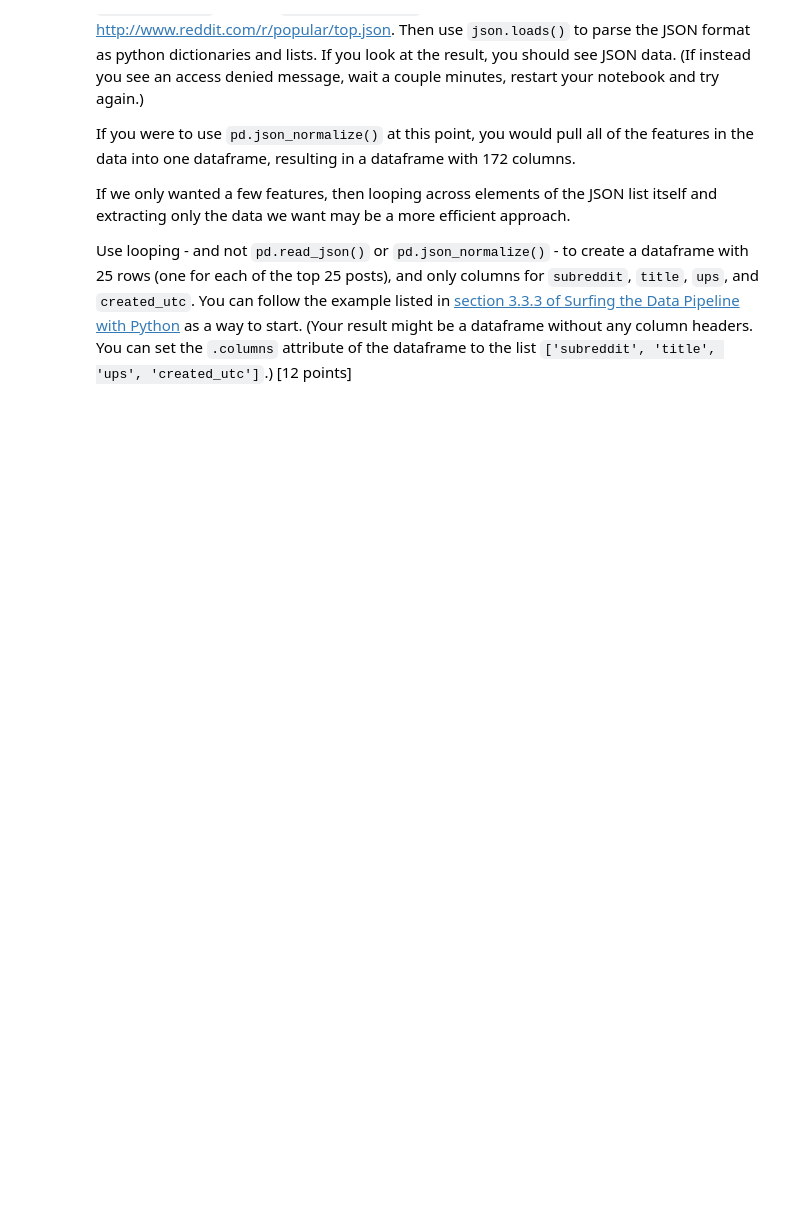
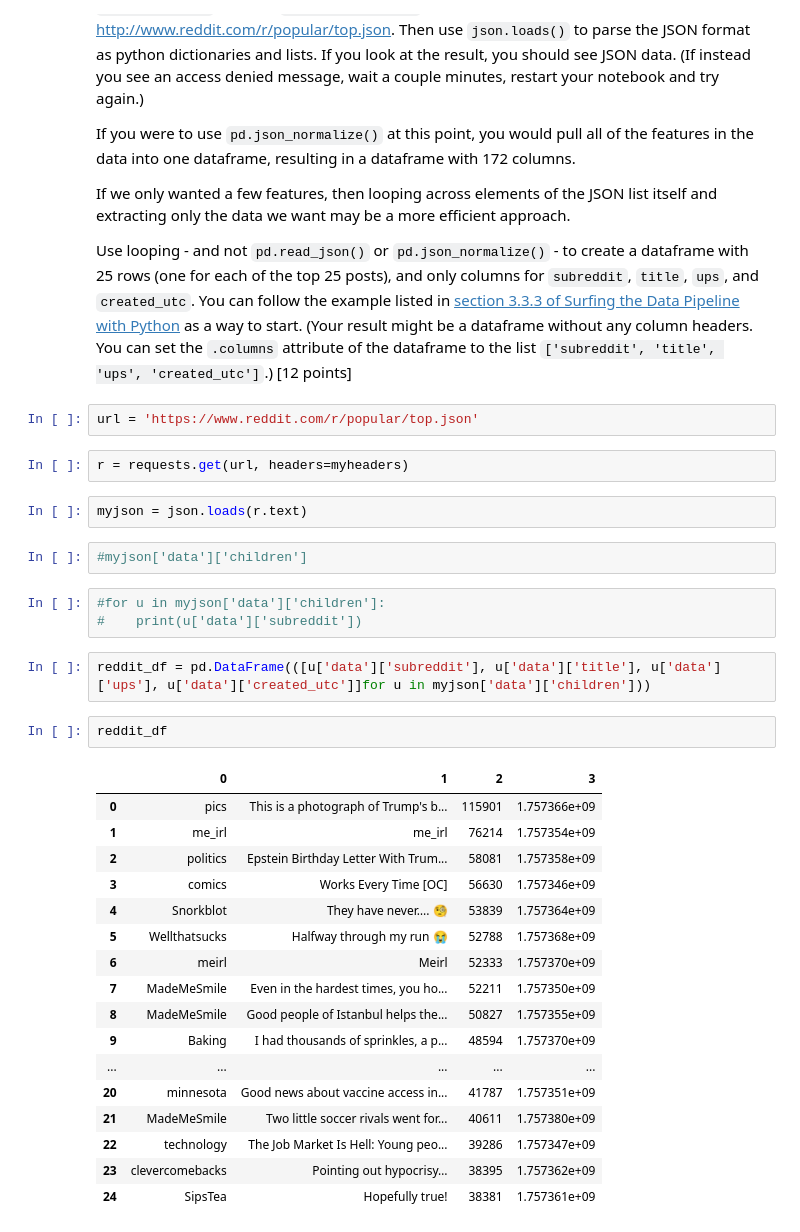
Before and after one commit to rde6mn/DS6001-lab3, a Jupyter notebook: labassignment3.ipynb, the cells around one changed output. Cells and saved outputs as stored; diff of their text form; blank space fills up the shorter version.

```diff
--- a/labassignment3.ipynb
+++ b/labassignment3.ipynb
@@ -147,3 +301,36 @@ If you were to use `pd.json_normalize()` at this point, you would pull all of th
 If we only wanted a few features, then looping across elements of the JSON list itself and extracting only the data we want may be a more efficient approach.
 
 Use looping - and not `pd.read_json()` or `pd.json_normalize()` - to create a dataframe with 25 rows (one for each of the top 25 posts), and only columns for `subreddit`, `title`, `ups`, and `created_utc`. You can follow the example listed in [section 3.3.3 of Surfing the Data Pipeline with Python](https://jkropko.github.io/surfing-the-data-pipeline/ch3.html#looping-across-records-to-extract-datapoints) as a way to start. (Your result might be a dataframe without any column headers. You can set the `.columns` attribute of the dataframe to the list `['subreddit', 'title', 'ups', 'created_utc']`.) [12 points]
+# %%
+url = 'https://www.reddit.com/r/popular/top.json'
+# %%
+r = requests.get(url, headers=myheaders)
+# %%
+myjson = json.loads(r.text)
+# %%
+#myjson['data']['children']
+# %%
+#for u in myjson['data']['children']:
+#    print(u['data']['subreddit'])
+# %%
+reddit_df = pd.DataFrame(([u['data']['subreddit'], u['data']['title'], u['data']['ups'], u['data']['created_utc']]for u in myjson['data']['children']))
+# %%
+reddit_df
+# %% [output]
+|  | 0 | 1 | 2 | 3 |
+| 0 | pics | This is a photograph of Trump's b... | 115901 | 1.757366e+09 |
+| 1 | me_irl | me_irl | 76214 | 1.757354e+09 |
+| 2 | politics | Epstein Birthday Letter With Trum... | 58081 | 1.757358e+09 |
+| 3 | comics | Works Every Time [OC] | 56630 | 1.757346e+09 |
+| 4 | Snorkblot | They have never…. 🧐 | 53839 | 1.757364e+09 |
+| 5 | Wellthatsucks | Halfway through my run 😭 | 52788 | 1.757368e+09 |
+| 6 | meirl | Meirl | 52333 | 1.757370e+09 |
+| 7 | MadeMeSmile | Even in the hardest times, you ho... | 52211 | 1.757350e+09 |
+| 8 | MadeMeSmile | Good people of Istanbul helps the... | 50827 | 1.757355e+09 |
+| 9 | Baking | I had thousands of sprinkles, a p... | 48594 | 1.757370e+09 |
+| ... | ... | ... | ... | ... |
+| 20 | minnesota | Good news about vaccine access in... | 41787 | 1.757351e+09 |
+| 21 | MadeMeSmile | Two little soccer rivals went for... | 40611 | 1.757380e+09 |
+| 22 | technology | The Job Market Is Hell: Young peo... | 39286 | 1.757347e+09 |
+| 23 | clevercomebacks | Pointing out hypocrisy… | 38395 | 1.757362e+09 |
+| 24 | SipsTea | Hopefully true! | 38381 | 1.757361e+09 |
```
Also changed, not shown: parts of 21 cells of this notebook.
